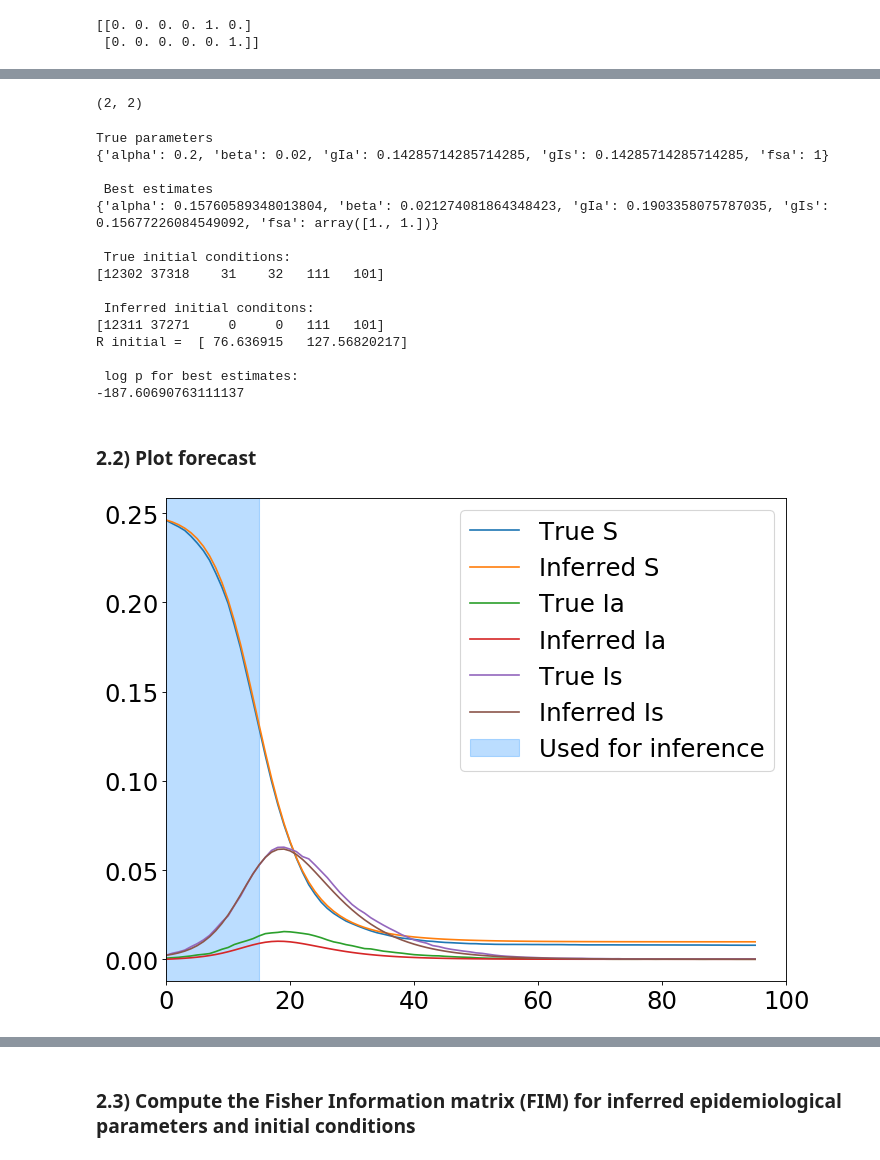
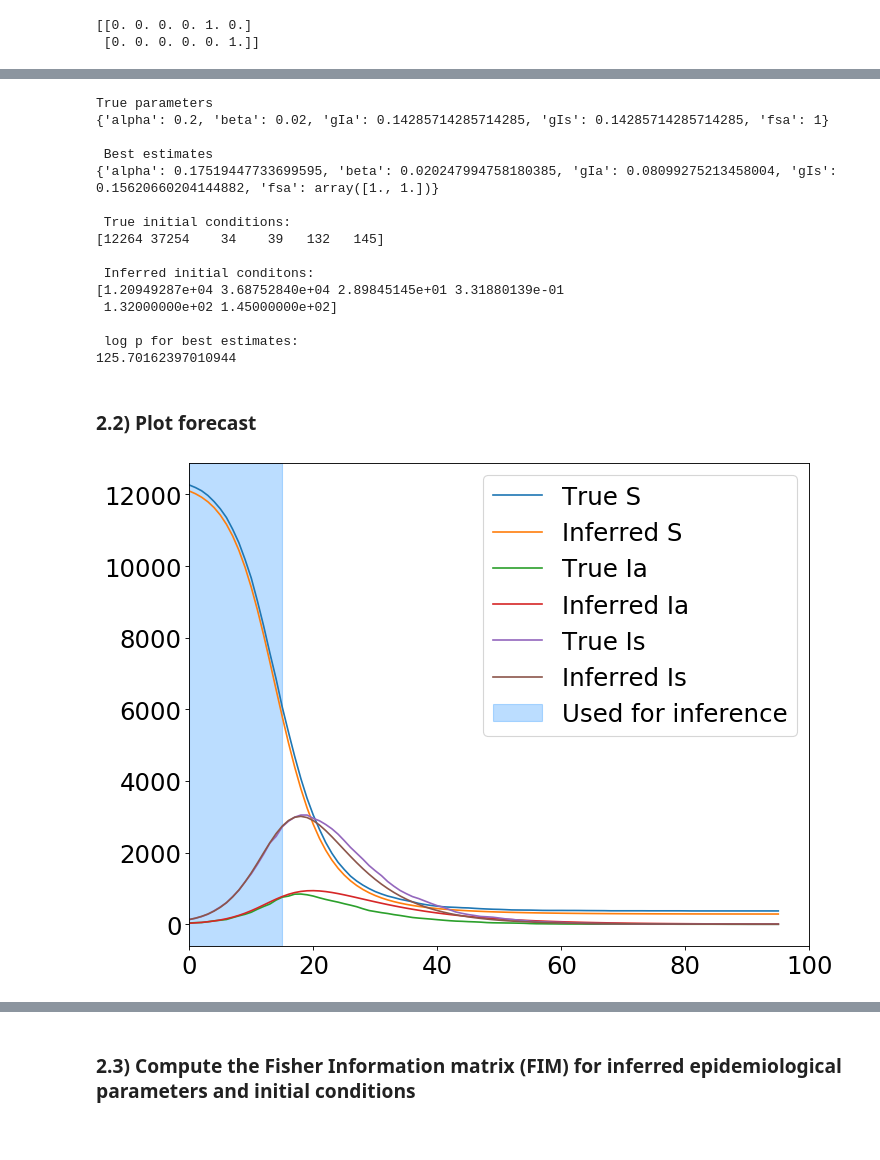
Before and after one commit to rajeshrinet/pyross, a Jupyter notebook: examples/inference/ex05_inference_latent_SIR.ipynb, the cells around one changed output, grey strips where cells are left out. Drawn from its saved outputs; the diff is of its cells as text; code cells hidden in the pictures.

Commit message:
update interface for latent inference

```diff
--- a/examples/inference/ex05_inference_latent_SIR.ipynb
+++ b/examples/inference/ex05_inference_latent_SIR.ipynb
@@ -102,11 +102,10 @@ Tf_inference = 15
 Nf_inference = Tf_inference + 1
 
 x = np.load('latent_SIR_traj.npy').astype('float')
-x = (x/N)[N_start:N_start+Nf_inference]
-steps = 5
+x = x[N_start:N_start+Nf_inference]
 
 # initialise the estimator
-estimator = pyross.inference.SIR(parameters, M, fi, int(N), steps)
+estimator = pyross.inference.SIR(parameters, M, Ni)
 # %% [markdown]
 ### 2.1) Make a filter for the observed data
 We want a matrix $\boldsymbol{F}$ such that
@@ -127,8 +126,9 @@ obs=np.einsum('ij,kj->ki', fltr, x)
 
 x0=x[0]
 
-det_model = estimator.make_det_model(parameters)
-xm = estimator.integrate(x[0], 0, Tf_inference, Nf_inference, det_model, contactMatrix)
+estimator.set_det_model(parameters)
+estimator.set_contact_matrix(contactMatrix)
+xm = estimator.integrate(x[0], 0, Tf_inference, Nf_inference)
 det_obs = np.einsum('ij,kj->ki', fltr, xm)
 fig = plt.figure(num=None, figsize=(10, 8), dpi=80, facecolor='w', edgecolor='k')
 plt.rcParams.update({'font.size': 22})
@@ -219,27 +222,22 @@ Optimal value (local minimisation):  -222.76807536173752
-# %%
-contactMatrix(0).shape
-# %% [output]
-(2, 2)
 # %%
 # print the correct params and best estimates
 print('True parameters')
 parameters = {'alpha':alpha, 'beta':beta, 'gIa':gIa, 'gIs':gIs,'fsa':fsa}
 print(parameters)
 
-best_estimates = estimator.fill_params_dict(keys, params)
+best_estimates = res['map_params_dict']
 print('\n Best estimates')
-print(best_estimates)
+print(res['map_params_dict'])
 
 print('\n True initial conditions: ')
-print((x[0]*N).astype('int'))
+print((x[0]).astype('int'))
 
-partial_inits = params[len(keys):]
-x0 = estimator.fill_initial_conditions(partial_inits, obs[0], init_fltr, fltr)
+
+map_x0 = res['map_x0']
 print('\n Inferred initial conditons: ')
-print((x0*N).astype('int'))
-print('R initial = ', N*(fi - np.sum(x0.reshape((3, 2)), axis=0)))
+print(map_x0)
 
-logp = estimator.minus_logp_red(best_estimates, x0, obs[1:], fltr, Tf_inference, Nf_inference, contactMatrix, tangent=False)
+logp = estimator.minus_logp_red(best_estimates, map_x0, obs, fltr, Tf_inference, contactMatrix, tangent=True)
 
 print('\n log p for best estimates:')
 print(logp)
@@ -248,44 +246,41 @@ True parameters
 {'alpha': 0.2, 'beta': 0.02, 'gIa': 0.14285714285714285, 'gIs': 0.14285714285714285, 'fsa': 1}
 
  Best estimates
-{'alpha': 0.15760589348013804, 'beta': 0.021274081864348423, 'gIa': 0.1903358075787035, 'gIs': 0.15677226084549092, 'fsa': array([1., 1.])}
+{'alpha': 0.17519447733699595, 'beta': 0.020247994758180385, 'gIa': 0.08099275213458004, 'gIs': 0.15620660204144882, 'fsa': array([1., 1.])}
 
  True initial conditions:
-[12302 37318    31    32   111   101]
+[12264 37254    34    39   132   145]
 
  Inferred initial conditons:
-[12311 37271     0     0   111   101]
-R initial =  [ 76.636915   127.56820217]
+[1.20949287e+04 3.68752840e+04 2.89845145e+01 3.31880139e-01
+ 1.32000000e+02 1.45000000e+02]
 
  log p for best estimates:
--187.60690763111137
+125.70162397010944
 # %% [markdown]
 ### 2.2) Plot forecast
 # %%
 # plot the guessed trajectory and the true trajectory
 estimator.set_params(best_estimates)
-det_model = estimator.make_det_model(best_estimates)
-partial_inits = params[len(keys):]
-x0 = estimator.fill_initial_conditions(partial_inits, obs[0], init_fltr, fltr)
-estimator.set_det_method('LSODA') # use more stable solver to integrate over the whole traj
-x_det = estimator.integrate(x0, N_start-1, Tf, Nf-N_start, det_model, contactMatrix)
-x = np.load('latent_SIR_traj.npy').astype('float')[N_start:]/N
+estimator.set_det_model(best_estimates)
+x_det = estimator.integrate(map_x0, N_start-1, Tf, Nf-N_start, method='LSODA')
+x = np.load('latent_SIR_traj.npy').astype('float')[N_start:]
 fig = plt.figure(num=None, figsize=(10, 8), dpi=80, facecolor='w', edgecolor='k')
 plt.rcParams.update({'font.size': 22})
 plt.plot(x[:,0], label='True S')
 plt.plot(x_det[:, 0], label='Inferred S')
 plt.plot(x[:,1*M], label='True Ia')
 plt.plot(x_det[:, 1*M], label='Inferred Ia')
 plt.plot(x[:,2*M], label='True Is')
 plt.plot(x_det[:, 2*M], label='Inferred Is')
 plt.axvspan(0, Tf_inference,
            label='Used for inference',
            alpha=0.3, color='dodgerblue')
 plt.xlim([0, Tf])
 plt.legend()
 plt.show()
 # %% [output]
-[figure, old version]
+[figure, new version]
 # %%
 # replot the infected
 fig = plt.figure(num=None, figsize=(10, 8), dpi=80, facecolor='w', edgecolor='k')
```
Also changed, not shown: parts of 4 cells of this notebook, 2 other files.
